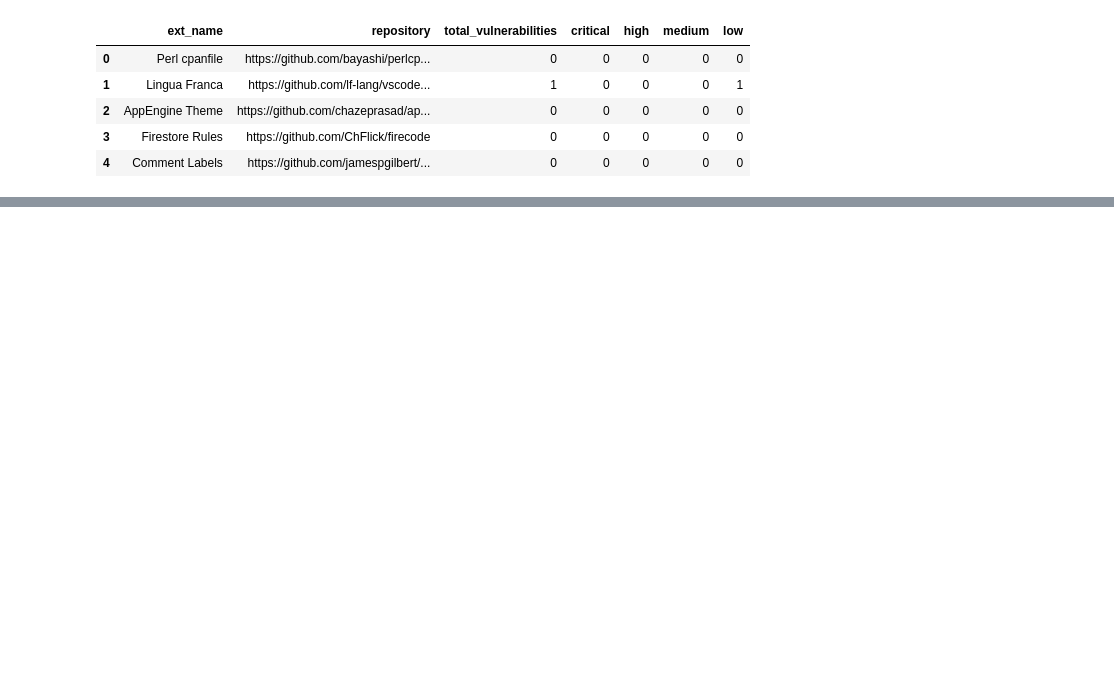
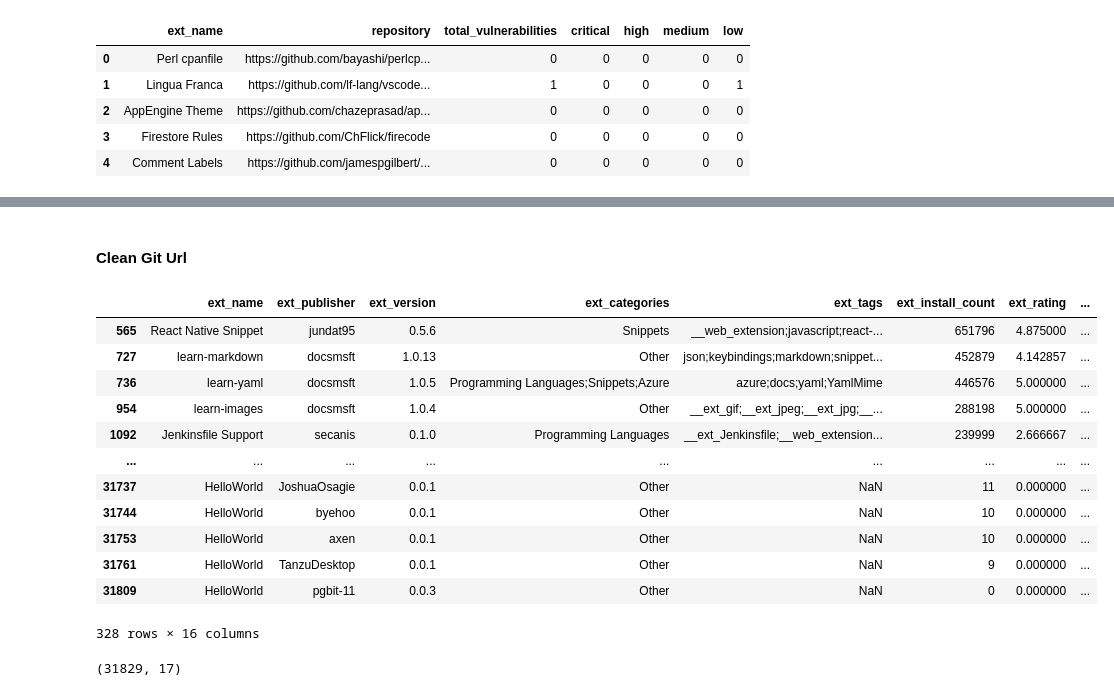
Before and after one commit to Ironhack-DA-Course/proj-final, a Jupyter notebook: notebooks/data_preprocessing.ipynb, the cells around one changed output, grey strips where cells are left out. Cells and saved outputs as stored; diff of their text form; code cells hidden in the pictures; blank space fills up the shorter version.

Commit message:
Modify ext_clean clean git_url

```diff
--- a/notebooks/data_preprocessing.ipynb
+++ b/notebooks/data_preprocessing.ipynb
@@ -210,3 +225,13 @@ df_vulnerable = df_vulnerable[~df_vulnerable["ext_name"].isna()]
+# %%
+def split_url(git_url):
+    # Remove .git
+    url = git_url[:-4] if git_url.endswith(".git") else git_url
+
+    parts = re.split(r'//|@', url)
+    if len(parts) > 1:
+        second_part = parts[1].replace(":", "/") if ":" in parts[1] else parts[1]
+        return f"https://{second_part}"
+    return url
 # %% [markdown]
 #### Convert date
 # %%
@@ -291,7 +298,6 @@ df_vulnerable.head()
 | 3 | Firestore Rules | https://github.com/ChFlick/firecode | 0 | 0 | 0 | 0 | 0 |
 | 4 | Comment Labels | https://github.com/jamespgilbert/... | 0 | 0 | 0 | 0 | 0 |
 # %%
-df_pre_clean = pd.merge(df_verified,df_vulnerable, on=["ext_name", "repository"])
-df_clean = pd.merge(df_scraped, df_pre_clean, on = "ext_name")
-# df_clean["repository"] = [x[:-4] if x.endswith(".git") else x for x in df_clean["repository"]]
-# df_clean.to_csv(config["data"]["clean"]["file_cleaned"])
+# df_scraped = df_scraped[df_scraped["ext_rating"]>0]
+df_ver_vul = pd.merge(df_verified,df_vulnerable, on=["ext_name", "repository"])
+df_clean = pd.merge(df_scraped, df_ver_vul, on = "ext_name")
@@ -306,0 +304,19 @@ df_clean.head()
+# %% [markdown]
+#### Clean Git Url
+# %%
+df_clean["repository"].apply(split_url)
+df_clean[~((df_clean["repository"].str.contains("https://git|https://www.git|github.com",na=False,regex=True)) | (df_clean["repository"].isna()))]
+# %% [output]
+|  | ext_name | ext_publisher | ext_version | ext_categories | ext_tags | ext_install_count | ext_rating | ... |
+| 565 | React Native Snippet | jundat95 | 0.5.6 | Snippets | __web_extension;javascript;react-... | 651796 | 4.875000 | ... |
+| 727 | learn-markdown | docsmsft | 1.0.13 | Other | json;keybindings;markdown;snippet... | 452879 | 4.142857 | ... |
+| 736 | learn-yaml | docsmsft | 1.0.5 | Programming Languages;Snippets;Azure | azure;docs;yaml;YamlMime | 446576 | 5.000000 | ... |
+| 954 | learn-images | docsmsft | 1.0.4 | Other | __ext_gif;__ext_jpeg;__ext_jpg;__... | 288198 | 5.000000 | ... |
+| 1092 | Jenkinsfile Support | secanis | 0.1.0 | Programming Languages | __ext_Jenkinsfile;__web_extension... | 239999 | 2.666667 | ... |
+| ... | ... | ... | ... | ... | ... | ... | ... | ... |
+| 31737 | HelloWorld | JoshuaOsagie | 0.0.1 | Other | NaN | 11 | 0.000000 | ... |
+| 31744 | HelloWorld | byehoo | 0.0.1 | Other | NaN | 10 | 0.000000 | ... |
+| 31753 | HelloWorld | axen | 0.0.1 | Other | NaN | 10 | 0.000000 | ... |
+| 31761 | HelloWorld | TanzuDesktop | 0.0.1 | Other | NaN | 9 | 0.000000 | ... |
+| 31809 | HelloWorld | pgbit-11 | 0.0.3 | Other | NaN | 0 | 0.000000 | ... |
+328 rows × 16 columns
@@ -307,3 +325,5 @@ df_clean.head()
 # %%
-df = pd.read_csv(config["data"]["clean"]["file_cleaned"])
-df.shape
+df_ext = pd.read_csv(config["data"]["clean"]["file_cleaned"])
+df_ext.shape
+# %% [output]
+(31829, 17)
```
Also changed, not shown: parts of 13 cells of this notebook, 2 other files.
